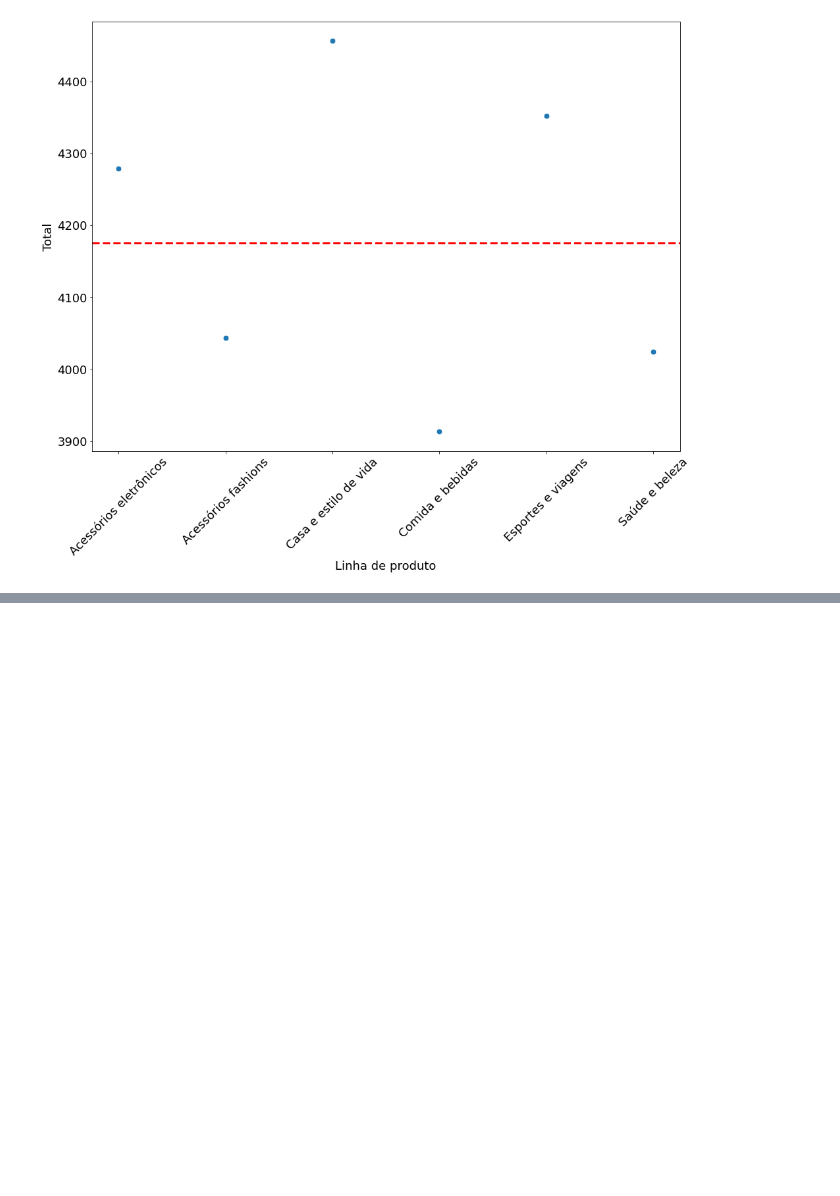
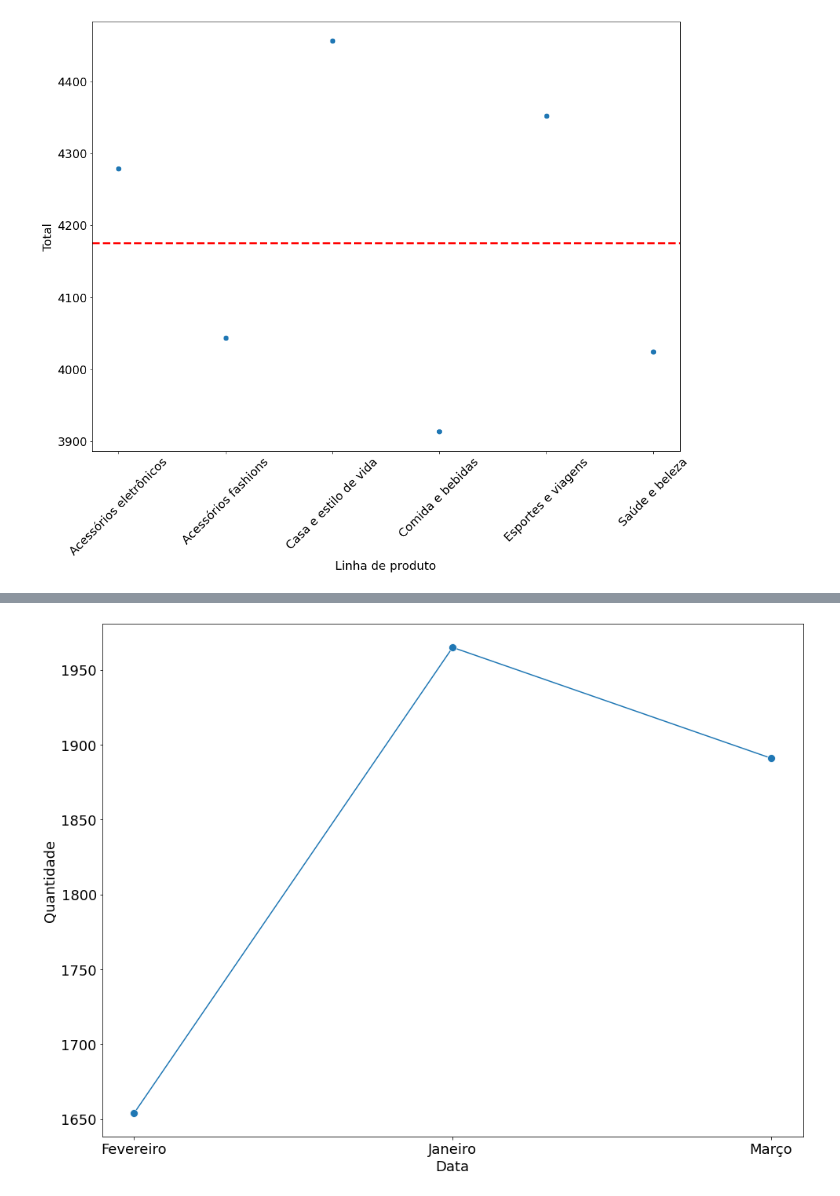
Before and after one commit to honkth/Primeira-An-lise, a Jupyter notebook: Primeira_prática.ipynb, the cells around one changed output, grey strips where cells are left out. Saved outputs shown, nothing was run; the diff lists cells and outputs as text; code cells hidden in the pictures; blank space fills up the shorter version.

```diff
--- a/Primeira_prática.ipynb
+++ b/Primeira_prática.ipynb
@@ -317,0 +366,7 @@ plt.xticks(rotation = 45)
+# %%
+Agrupando_Data_Quantidade = df.groupby('Data')['Quantidade'].sum().reset_index(drop=False)
+# %%
+fig, ax = plt.subplots(figsize=(16,12))
+ax = sns.lineplot(x = 'Data', y ='Quantidade', data = Agrupando_Data_Quantidade, marker='o', markersize=10)
+# %% [output]
+[figure, added]
```
Also changed, not shown: parts of 25 cells of this notebook.
